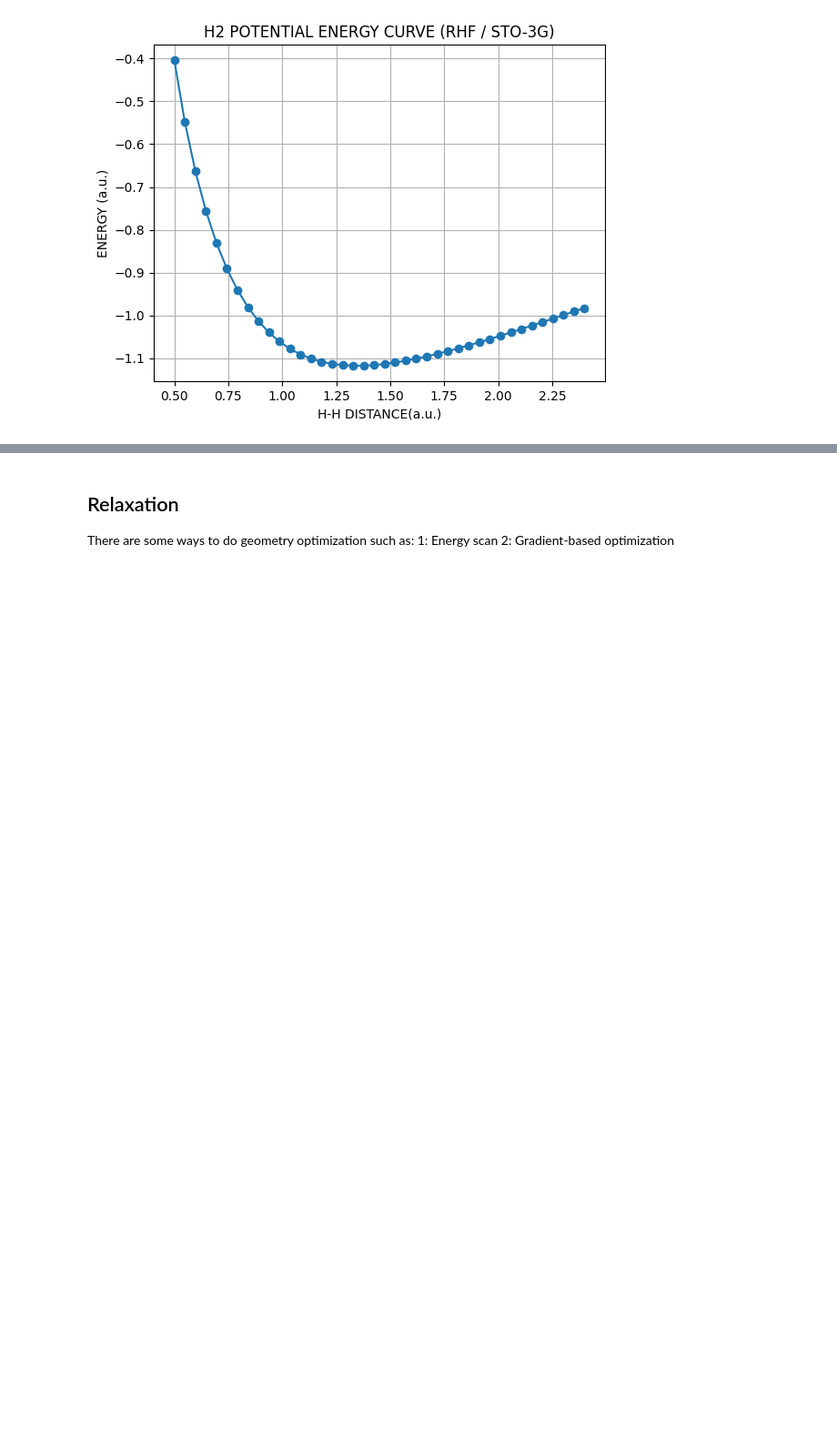
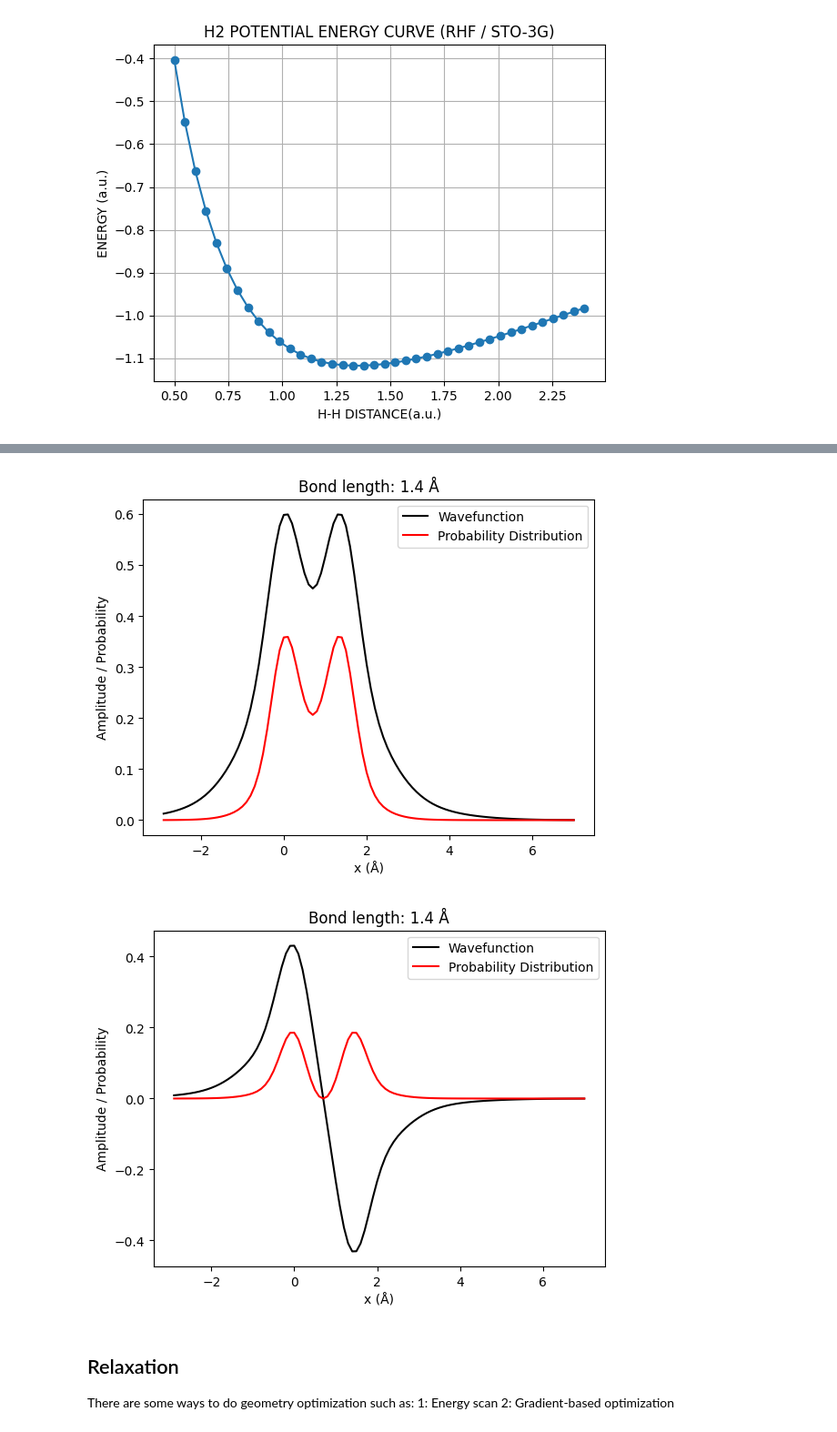
Before and after one commit to AmirMahdiZardoshti/HartreeFockProject, a Jupyter notebook: rhf_H2.ipynb, the cells around one changed output, grey strips where cells are left out. Shown at 91% size. Cells and saved outputs as stored; diff of their text form; code cells hidden in the pictures; blank space fills up the shorter version.

```diff
--- a/rhf_H2.ipynb
+++ b/rhf_H2.ipynb
@@ -913,3 +936,58 @@ plt.show
+# %%
+
+
+
+r=1.4
+# ---------- Functions ----------
+# Primitive Gaussian function
+def primgaussian(a, rn, r):
+    return a * math.exp(-a * (rn - r) ** 2)
+
+# Contracted wavefunction
+def wavefunction(a, b, c, da, db, dc, ra, rb, ca, cb, r):
+    part_a = da * primgaussian(a, ra, r) + db * primgaussian(b, ra, r) + dc * primgaussian(c, ra, r)
+    part_b = da * primgaussian(a, rb, r) + db * primgaussian(b, rb, r) + dc * primgaussian(c, rb, r)
+    return ca * part_a + cb * part_b, ca * part_a - cb * part_b
+
+# ---------- Plotting ----------
+xaxis = []
+yvalue_g = []
+yvalue_u= []
+probs_g = []
+probs_u = []
+
+x = -3.0
+for i in range(0, 100):
+    x += 0.1
+    xaxis.append(x)
+    # Using exponents and contraction coefficients
+    y_g = wavefunction(ex[0], ex[1], ex[2], d[0], d[1], d[2], 0, r, C[0][0], C[1][0], x)[0]
+    y_u = wavefunction(ex[0], ex[1], ex[2], d[0], d[1], d[2], 0, r, C[0][0], C[1][0], x)[1]
+
+    yvalue_g.append(y_g)
+    probs_g.append(y_g ** 2)
+    yvalue_u.append(y_u)
+    probs_u.append(y_u ** 2)
+
+# Plot wavefunction and probability
+plt.plot(xaxis, yvalue_g, label="Wavefunction", marker='None', color='black')
+plt.plot(xaxis, probs_g, label="Probability Distribution", marker='None', color='red')
+plt.title("Bond length: " + str(r) + " Å")
+plt.xlabel("x (Å)")
+plt.ylabel("Amplitude / Probability")
+plt.legend()
+plt.show()
+
+plt.plot(xaxis, yvalue_u, label="Wavefunction", marker='None', color='black')
+plt.plot(xaxis, probs_u, label="Probability Distribution", marker='None', color='red')
+plt.title("Bond length: " + str(r) + " Å")
+plt.xlabel("x (Å)")
+plt.ylabel("Amplitude / Probability")
+plt.legend()
+plt.show()
+# %% [output]
+[figure, added]
+[figure, added]
 # %% [markdown]
 ## Relaxation
 
```
Also changed, not shown: parts of 3 cells of this notebook.
